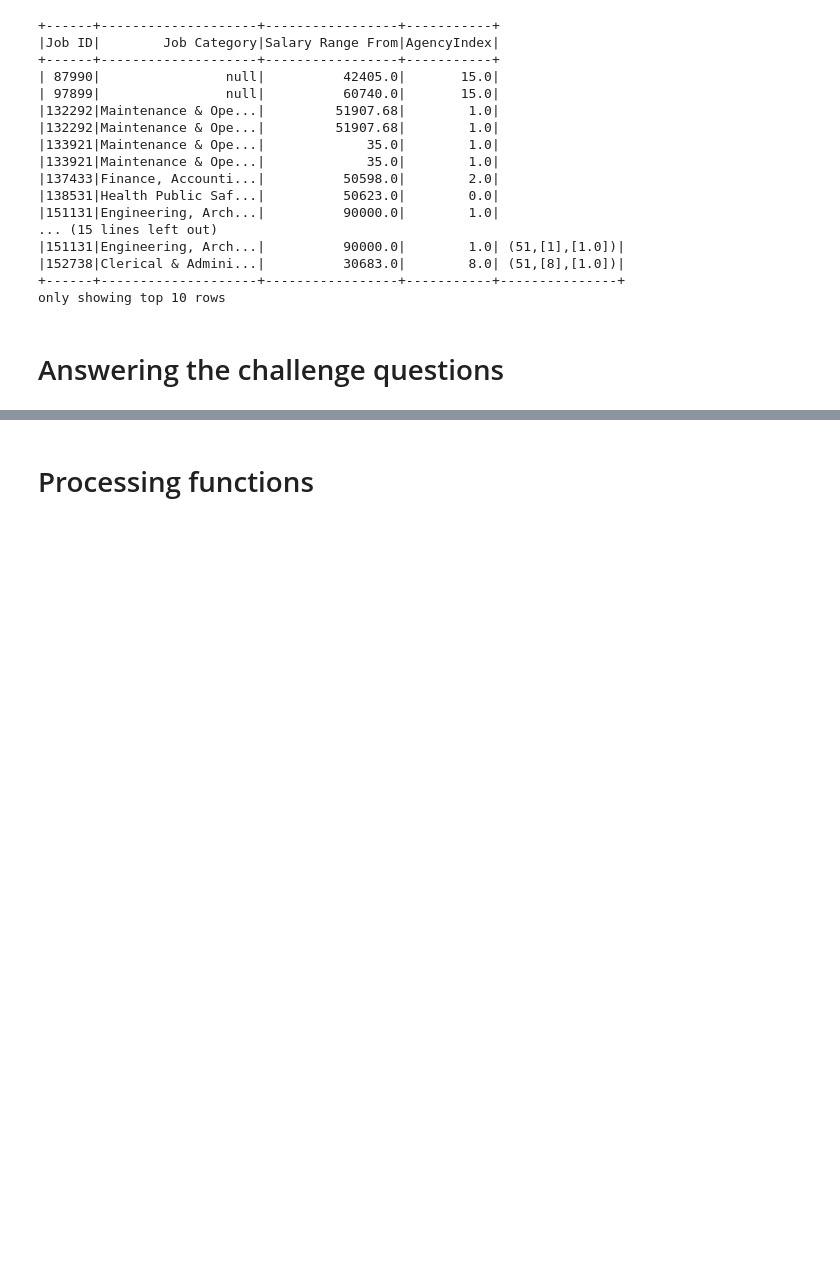
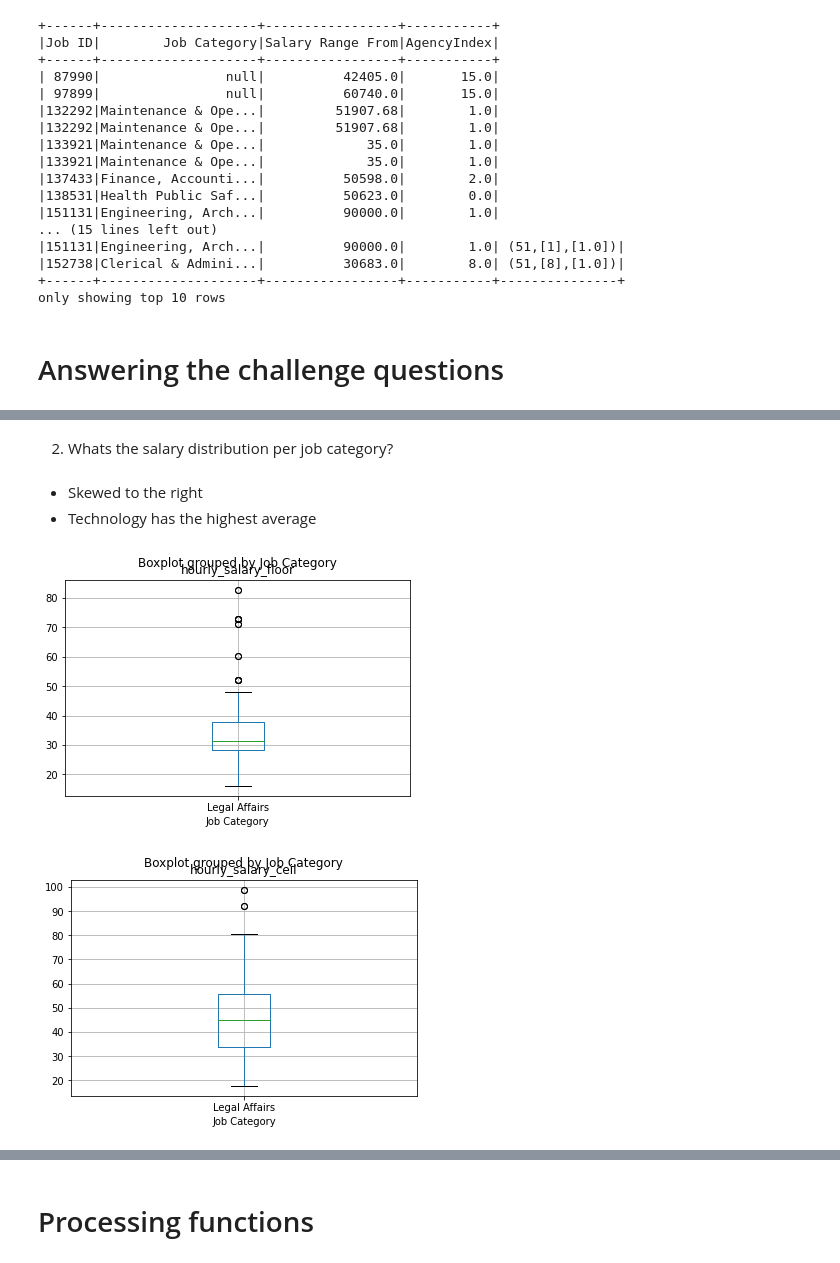
Before and after one commit to Saralytics/EDA-Feature-Engineering-code-challenge, a Jupyter notebook: jupyter/notebook/assesment_notebook.ipynb, the cells around one changed output, grey strips where cells are left out. Drawn from its saved outputs; the diff is of its cells as text; code cells hidden in the pictures; blank space fills up the shorter version.

```diff
--- a/jupyter/notebook/assesment_notebook.ipynb
+++ b/jupyter/notebook/assesment_notebook.ipynb
@@ -611,0 +612,8 @@ only showing top 10 rows
+# %% [markdown]
+2. Whats the salary distribution per job category?
+# %% [markdown]
+- Skewed to the right
+- Technology has the highest average
+# %%
+plot_df = normalized_df.filter(df['Job Category'] == 'Legal Affairs')
+plotdf = plot_df.toPandas()
@@ -611,0 +622,24 @@ only showing top 10 rows
+# %%
+def plot_salary_distribution(df:DataFrame,
+                             input_category:str,
+                             target_colnames:list=['hourly_salary_floor','hourly_salary_ceil'],
+                            input_colname:str='Job Category') -> None:
+    """
+    This function will return 1 plots of distribution of a single category.
+    """
+
+    # single category box plot
+
+    plot_df = df.filter(df[input_colname] == input_category)
+    plotdf = plot_df.toPandas()
+
+    for i in target_colnames:
+        plotdf.boxplot(column=i, by=input_colname)
+    plt.show()
+# %%
+plot_salary_distribution(df = normalized_df,
+                            input_category='Legal Affairs',
+                            target_colnames=['hourly_salary_floor','hourly_salary_ceil'])
+# %% [output]
+[figure, added]
+[figure, added]
```
Also changed, not shown: parts of 29 cells of this notebook.
